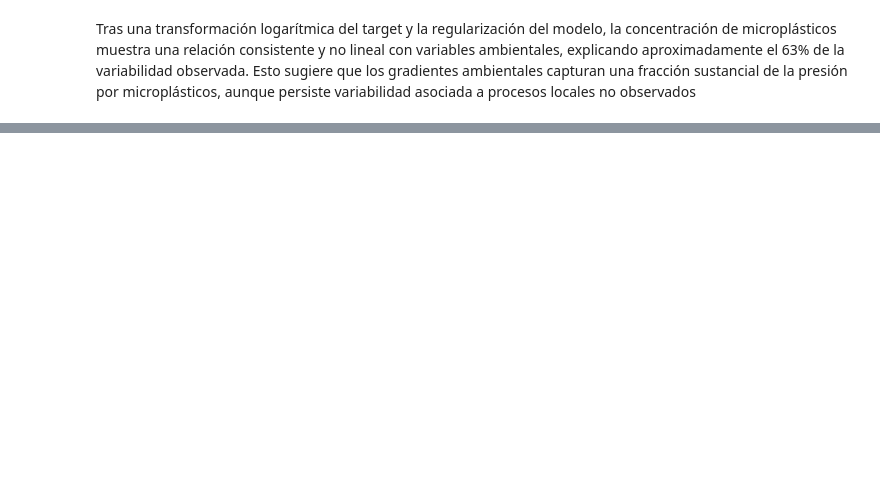
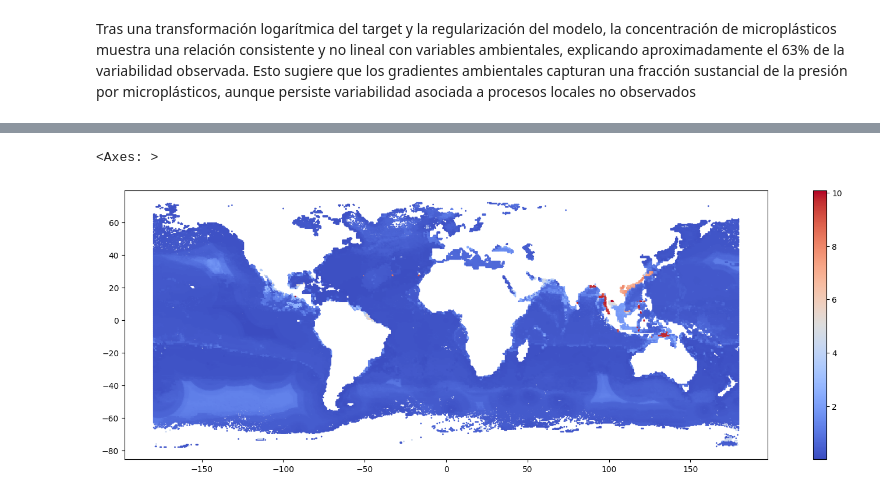
Before and after one commit to 4GeeksAcademy/loreykil_proyecto_final, a Jupyter notebook: src/model_NOAA_ecology.ipynb, the cells around one changed output, grey strips where cells are left out. Cells and saved outputs as stored; diff of their text form; code cells hidden in the pictures; blank space fills up the shorter version.

```diff
--- a/src/model_NOAA_ecology.ipynb
+++ b/src/model_NOAA_ecology.ipynb
@@ -267,0 +409,17 @@ Tras una transformación logarítmica del target y la regularización del modelo
+# %%
+from sklearn.ensemble import RandomForestRegressor
+
+features = ['distance_to_coast_km', 'temperature', 'salinity', 'chlorophyll', 'nitrate',
+            'phosphate', 'oxygen_dissolved', 'oxygen_utilization']
+X = gdf[features]
+y = np.log1p(gdf["microplastics_measurement"])
+
+rf_final = RandomForestRegressor(
+    n_estimators=300,
+    max_depth=10,
+    min_samples_leaf=20,
+    random_state=42,
+    n_jobs=-1
+)
+
+rf_final.fit(X, y)
@@ -267,0 +431,4 @@ Tras una transformación logarítmica del target y la regularización del modelo
+# %%
+import geopandas as gpd
+
+grilla = gpd.read_file("../data/grid_ocean/grilla_agua.gpkg")
@@ -267,0 +444,2 @@ Tras una transformación logarítmica del target y la regularización del modelo
+# %%
+X_grid = grilla[features]
@@ -267,0 +448,3 @@ Tras una transformación logarítmica del target y la regularización del modelo
+# %%
+grilla["microplastics_log_est"] = rf_final.predict(X_grid)
+grilla["microplastics_est"] = np.expm1(grilla["microplastics_log_est"])
@@ -267,0 +472,11 @@ Tras una transformación logarítmica del target y la regularización del modelo
+# %%
+grilla.plot(
+    column="microplastics_log_est",
+    cmap="coolwarm",
+    markersize=1,
+    legend=True,
+    figsize=(20,6)
+)
+# %% [output]
+<Axes: >
+[figure, added]
```
Also changed, not shown: parts of 42 cells of this notebook.
